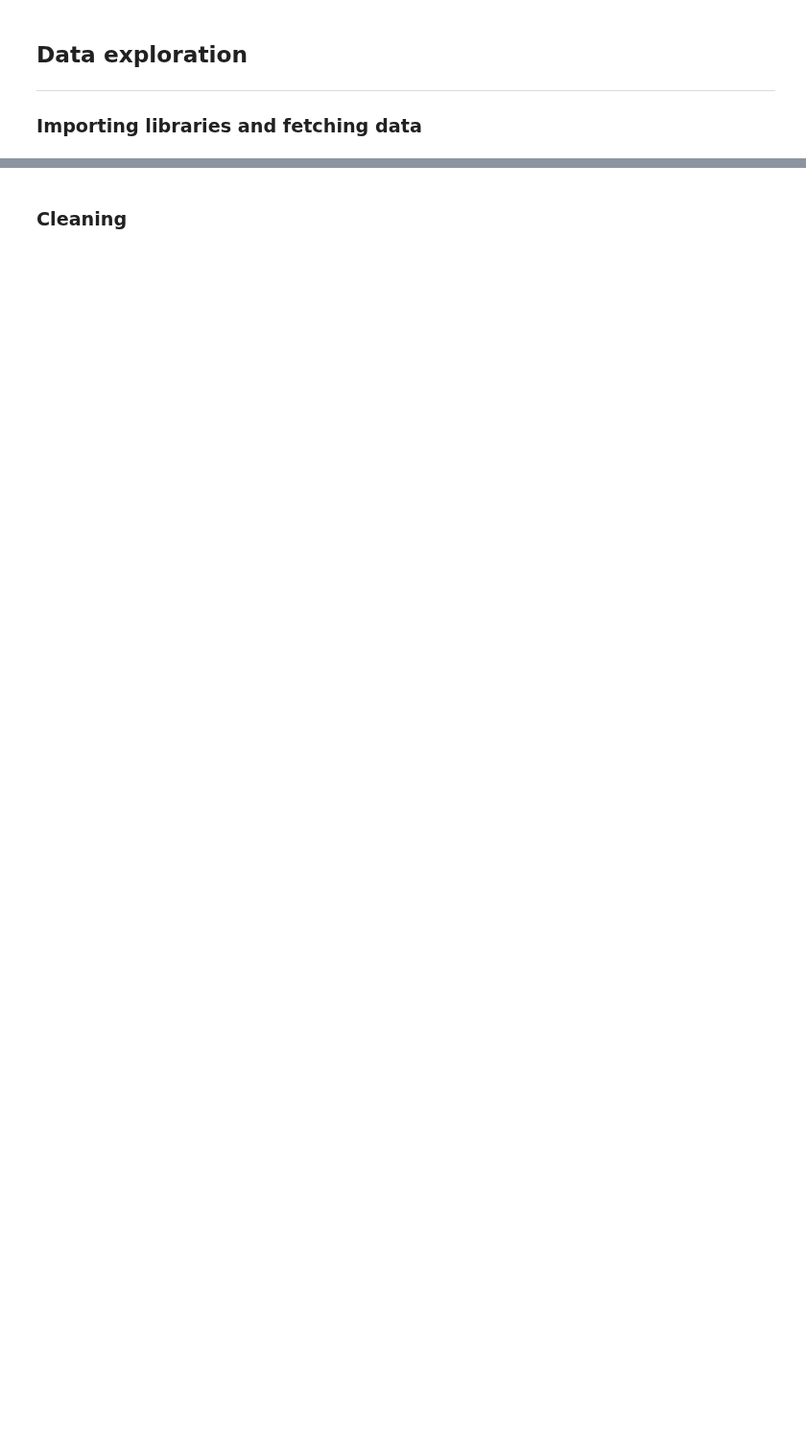
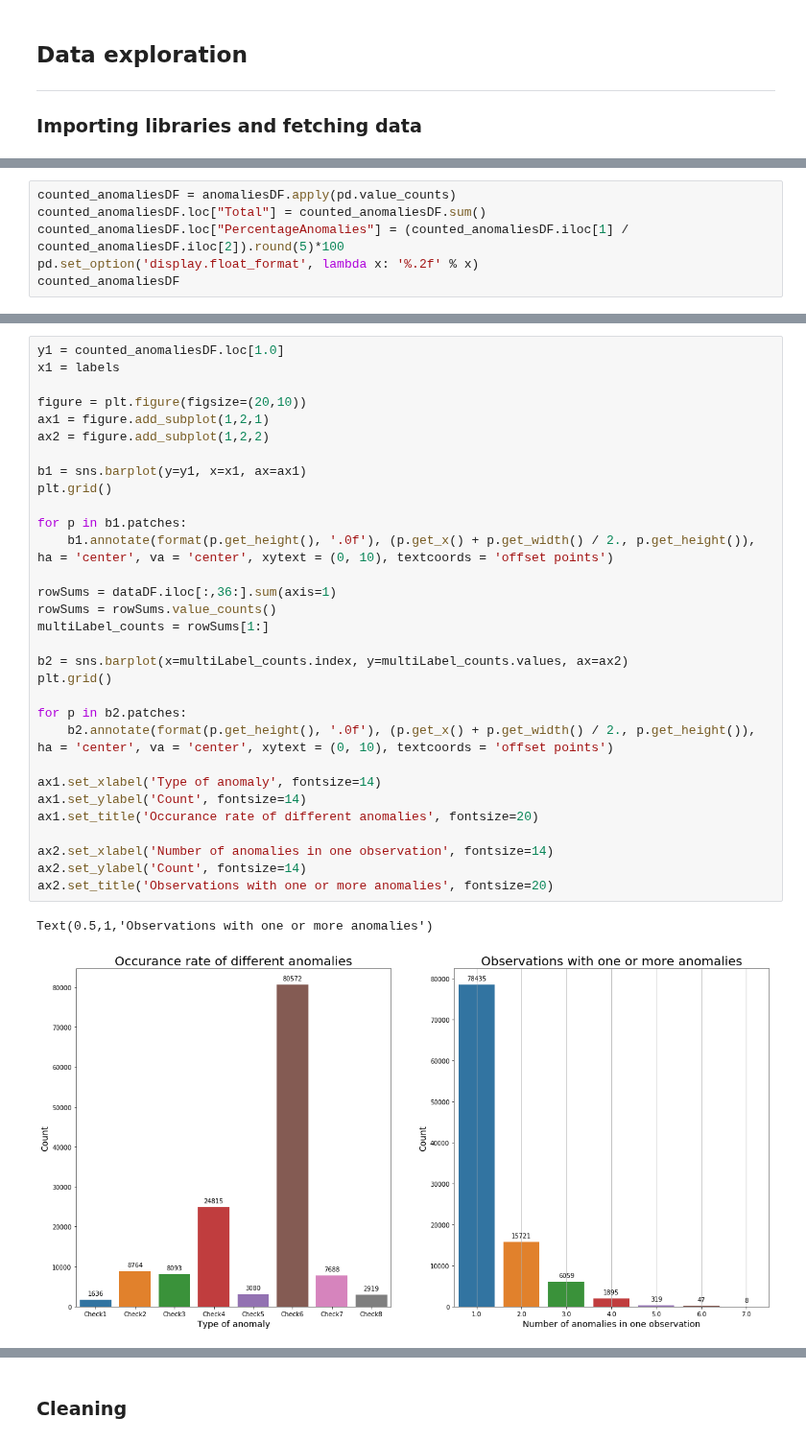
Before and after one commit to yohannjs/AML-2019, a Jupyter notebook: Challenges/5_Anomaly/master_anomaly.ipynb, the cells around one changed output, grey strips where cells are left out. Shown at 96% size. Saved outputs shown, nothing was run; the diff lists cells and outputs as text; blank space fills up the shorter version.

```diff
--- a/Challenges/5_Anomaly/master_anomaly.ipynb
+++ b/Challenges/5_Anomaly/master_anomaly.ipynb
@@ -17,0 +129,6 @@
+# %%
+counted_anomaliesDF = anomaliesDF.apply(pd.value_counts)
+counted_anomaliesDF.loc["Total"] = counted_anomaliesDF.sum()
+counted_anomaliesDF.loc["PercentageAnomalies"] = (counted_anomaliesDF.iloc[1] / counted_anomaliesDF.iloc[2]).round(5)*100
+pd.set_option('display.float_format', lambda x: '%.2f' % x)
+counted_anomaliesDF
@@ -17,0 +141,34 @@
+# %%
+y1 = counted_anomaliesDF.loc[1.0]
+x1 = labels
+
+figure = plt.figure(figsize=(20,10))
+ax1 = figure.add_subplot(1,2,1)
+ax2 = figure.add_subplot(1,2,2)
+
+b1 = sns.barplot(y=y1, x=x1, ax=ax1)
+plt.grid()
+
+for p in b1.patches:
+    b1.annotate(format(p.get_height(), '.0f'), (p.get_x() + p.get_width() / 2., p.get_height()), ha = 'center', va = 'center', xytext = (0, 10), textcoords = 'offset points')
+
+rowSums = dataDF.iloc[:,36:].sum(axis=1)
+rowSums = rowSums.value_counts()
+multiLabel_counts = rowSums[1:]
+
+b2 = sns.barplot(x=multiLabel_counts.index, y=multiLabel_counts.values, ax=ax2)
+plt.grid()
+
+for p in b2.patches:
+    b2.annotate(format(p.get_height(), '.0f'), (p.get_x() + p.get_width() / 2., p.get_height()), ha = 'center', va = 'center', xytext = (0, 10), textcoords = 'offset points')
+
+ax1.set_xlabel('Type of anomaly', fontsize=14)
+ax1.set_ylabel('Count', fontsize=14)
+ax1.set_title('Occurance rate of different anomalies', fontsize=20)
+
+ax2.set_xlabel('Number of anomalies in one observation', fontsize=14)
+ax2.set_ylabel('Count', fontsize=14)
+ax2.set_title('Observations with one or more anomalies', fontsize=20)
+# %% [output]
+Text(0.5,1,'Observations with one or more anomalies')
+[figure, added]
```
Also changed, not shown: parts of 39 cells of this notebook, 3 other files.
